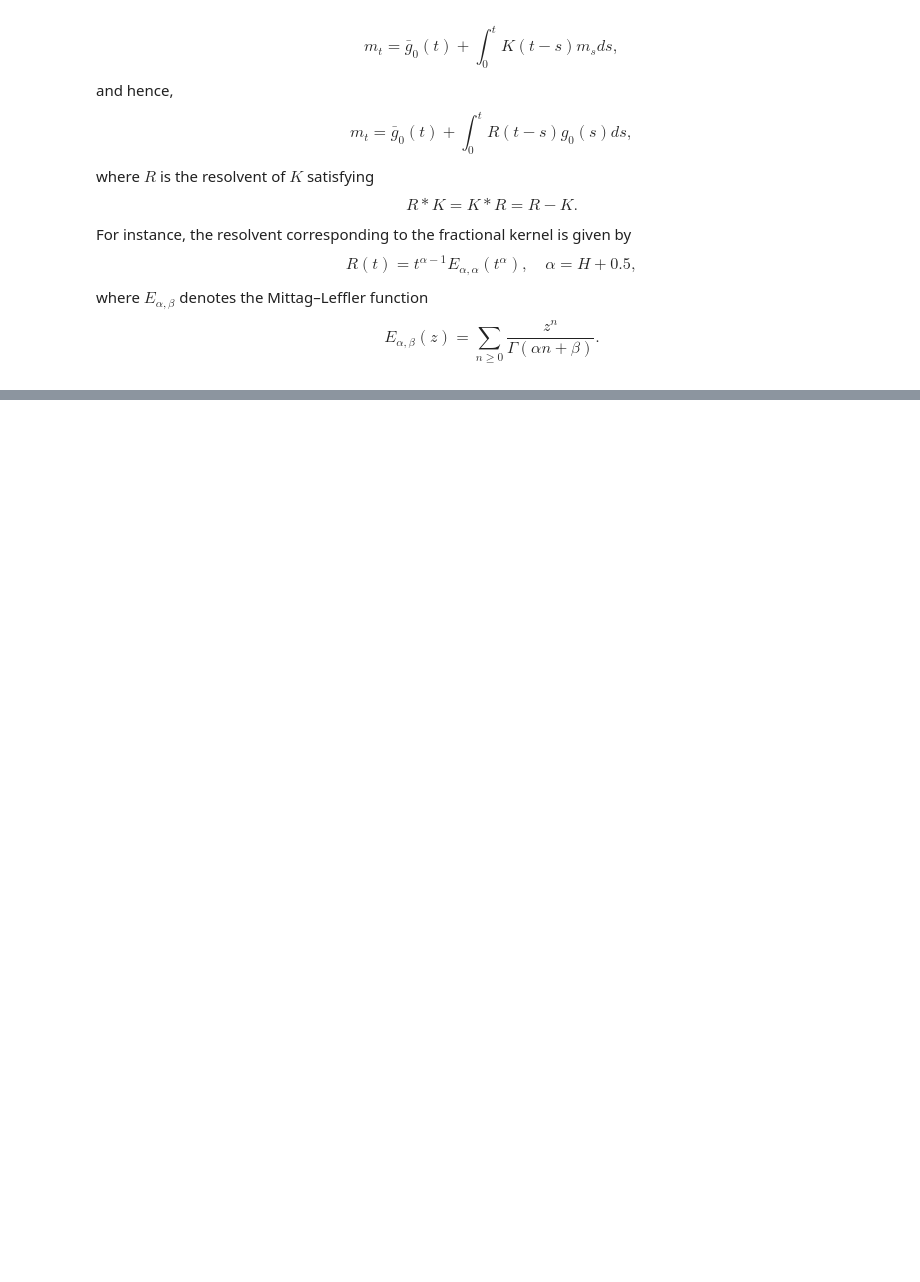
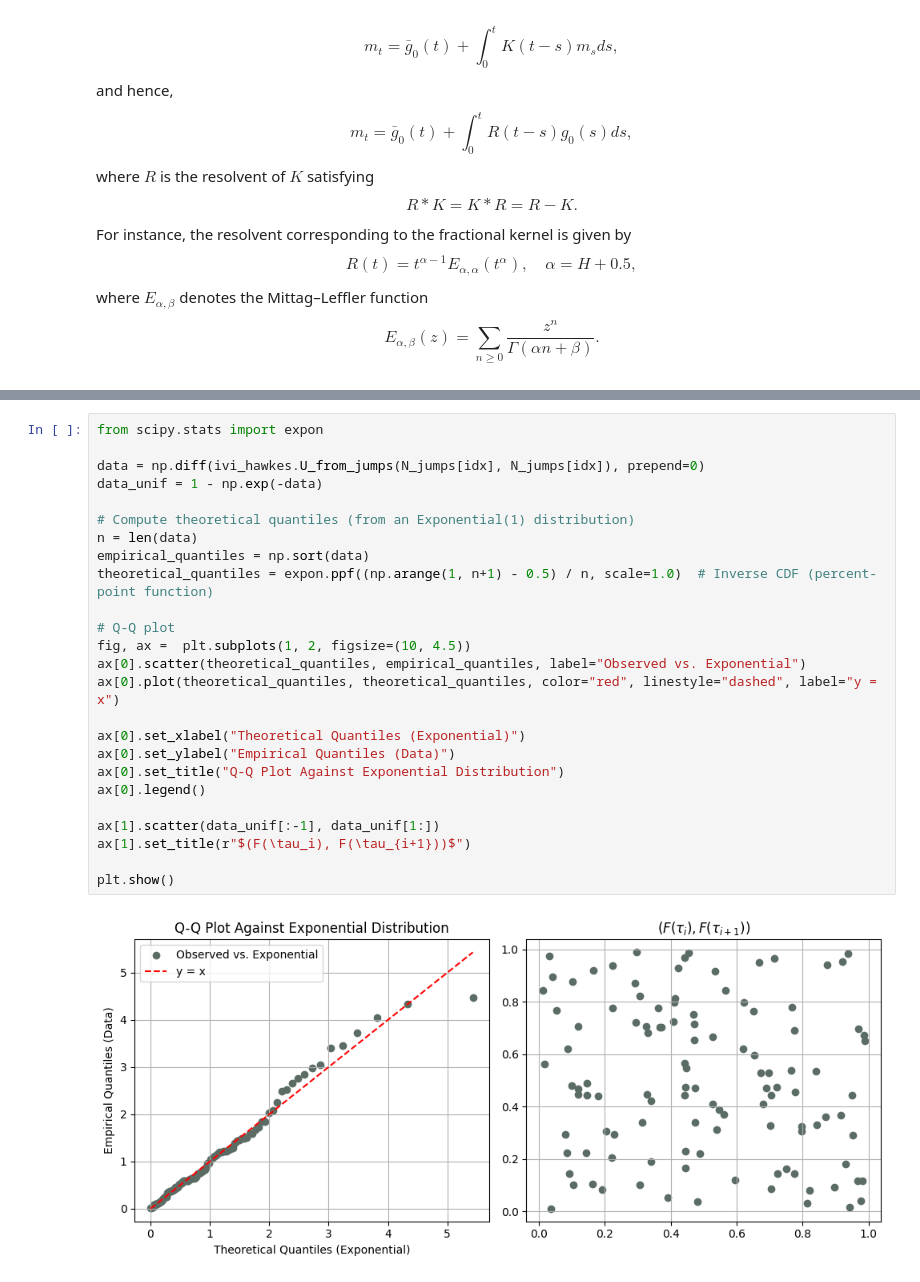
Before and after one commit to MrG1raffe/volterra_hawkes, a Jupyter notebook: notebooks/iVi_Hawkes_simulation.ipynb, the cells around one changed output, grey strips where cells are left out. Saved outputs shown, nothing was run; the diff lists cells and outputs as text; blank space fills up the shorter version.

```diff
--- a/notebooks/iVi_Hawkes_simulation.ipynb
+++ b/notebooks/iVi_Hawkes_simulation.ipynb
@@ -240,0 +270,27 @@ plt.show()
+# %%
+from scipy.stats import expon
+
+data = np.diff(ivi_hawkes.U_from_jumps(N_jumps[idx], N_jumps[idx]), prepend=0)
+data_unif = 1 - np.exp(-data)
+
+# Compute theoretical quantiles (from an Exponential(1) distribution)
+n = len(data)
+empirical_quantiles = np.sort(data)
+theoretical_quantiles = expon.ppf((np.arange(1, n+1) - 0.5) / n, scale=1.0)  # Inverse CDF (percent-point function)
+
+# Q-Q plot
+fig, ax =  plt.subplots(1, 2, figsize=(10, 4.5))
+ax[0].scatter(theoretical_quantiles, empirical_quantiles, label="Observed vs. Exponential")
+ax[0].plot(theoretical_quantiles, theoretical_quantiles, color="red", linestyle="dashed", label="y = x")
+
+ax[0].set_xlabel("Theoretical Quantiles (Exponential)")
+ax[0].set_ylabel("Empirical Quantiles (Data)")
+ax[0].set_title("Q-Q Plot Against Exponential Distribution")
+ax[0].legend()
+
+ax[1].scatter(data_unif[:-1], data_unif[1:])
+ax[1].set_title(r"$(F(\tau_i), F(\tau_{i+1}))$")
+
+plt.show()
+# %% [output]
+[figure, added]
```
Also changed, not shown: parts of 7 cells of this notebook, 3 other files.
